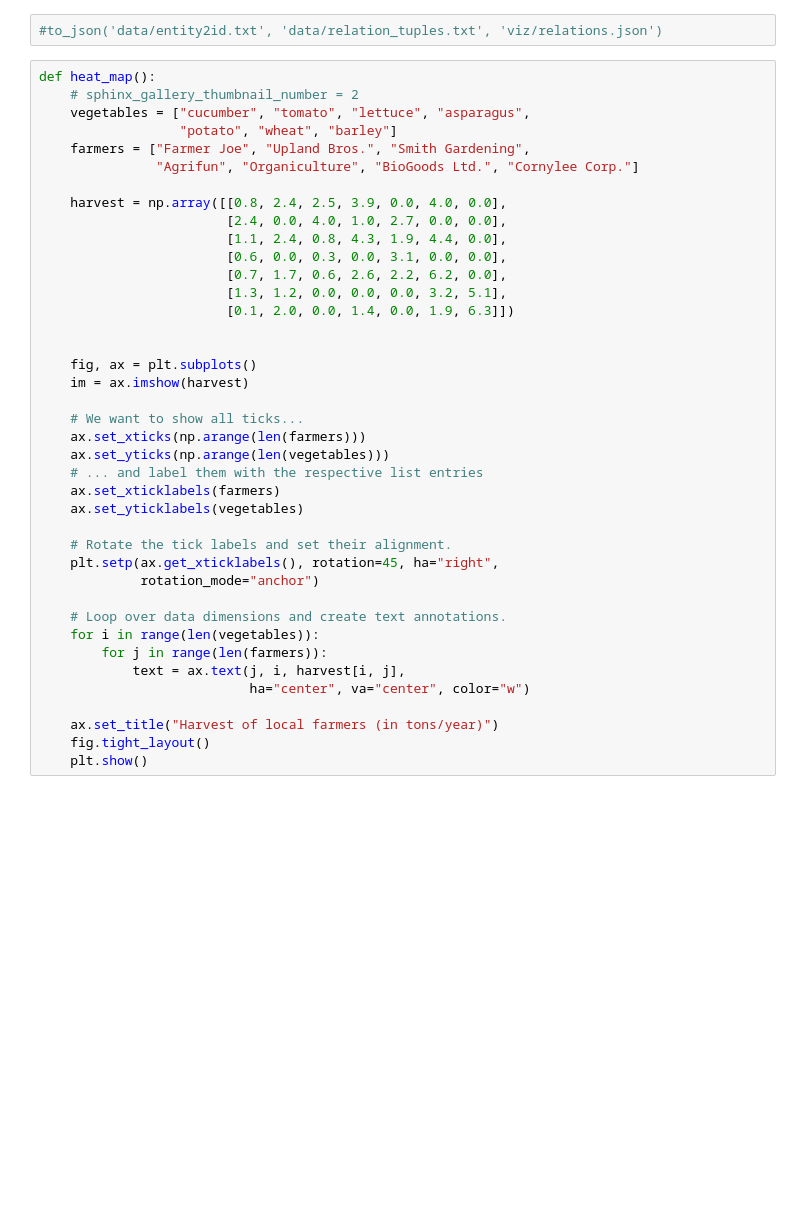
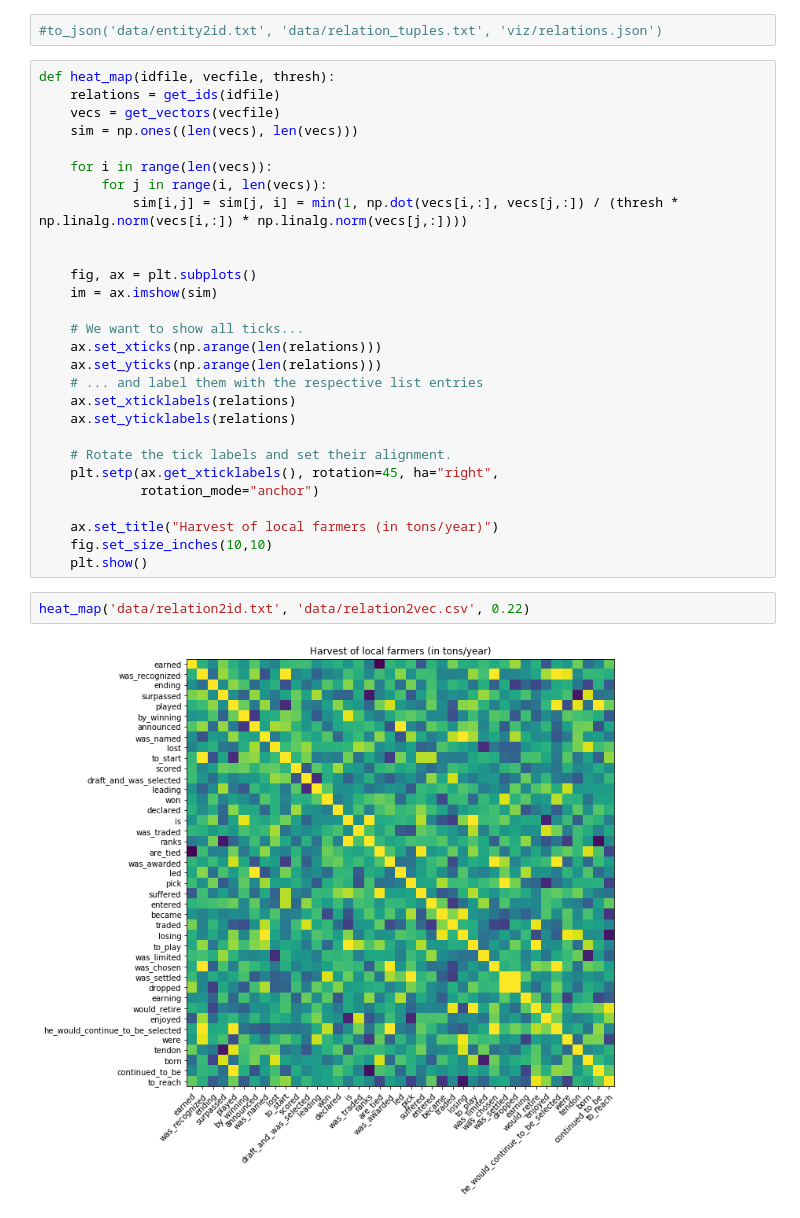
Before and after one commit to CornellDataScience/Insights-Knowledge-Graphs, a Jupyter notebook: Predicate Mapping.ipynb, the cells around one changed output. Cells and saved outputs as stored; diff of their text form; blank space fills up the shorter version.

Commit message:
heat map

```diff
--- a/Predicate Mapping.ipynb
+++ b/Predicate Mapping.ipynb
@@ -123,43 +123,35 @@ def to_json(eidfile, triplefile, jsonfile):
         outfile.write(json.dumps(jsondict))
 # %%
 #to_json('data/entity2id.txt', 'data/relation_tuples.txt', 'viz/relations.json')
-# %%
-def heat_map():
-    # sphinx_gallery_thumbnail_number = 2
-    vegetables = ["cucumber", "tomato", "lettuce", "asparagus",
-                  "potato", "wheat", "barley"]
-    farmers = ["Farmer Joe", "Upland Bros.", "Smith Gardening",
-               "Agrifun", "Organiculture", "BioGoods Ltd.", "Cornylee Corp."]
-
-    harvest = np.array([[0.8, 2.4, 2.5, 3.9, 0.0, 4.0, 0.0],
-                        [2.4, 0.0, 4.0, 1.0, 2.7, 0.0, 0.0],
-                        [1.1, 2.4, 0.8, 4.3, 1.9, 4.4, 0.0],
-                        [0.6, 0.0, 0.3, 0.0, 3.1, 0.0, 0.0],
-                        [0.7, 1.7, 0.6, 2.6, 2.2, 6.2, 0.0],
-                        [1.3, 1.2, 0.0, 0.0, 0.0, 3.2, 5.1],
-                        [0.1, 2.0, 0.0, 1.4, 0.0, 1.9, 6.3]])
-
-
-    fig, ax = plt.subplots()
-    im = ax.imshow(harvest)
-
-    # We want to show all ticks...
-    ax.set_xticks(np.arange(len(farmers)))
-    ax.set_yticks(np.arange(len(vegetables)))
-    # ... and label them with the respective list entries
-    ax.set_xticklabels(farmers)
-    ax.set_yticklabels(vegetables)
-
-    # Rotate the tick labels and set their alignment.
-    plt.setp(ax.get_xticklabels(), rotation=45, ha="right",
-             rotation_mode="anchor")
-
-    # Loop over data dimensions and create text annotations.
-    for i in range(len(vegetables)):
-        for j in range(len(farmers)):
-            text = ax.text(j, i, harvest[i, j],
-                           ha="center", va="center", color="w")
-
-    ax.set_title("Harvest of local farmers (in tons/year)")
-    fig.tight_layout()
-    plt.show()
+# %%
+def heat_map(idfile, vecfile, thresh):
+    relations = get_ids(idfile)
+    vecs = get_vectors(vecfile)
+    sim = np.ones((len(vecs), len(vecs)))
+
+    for i in range(len(vecs)):
+        for j in range(i, len(vecs)):
+            sim[i,j] = sim[j, i] = min(1, np.dot(vecs[i,:], vecs[j,:]) / (thresh * np.linalg.norm(vecs[i,:]) * np.linalg.norm(vecs[j,:])))
+
+
+    fig, ax = plt.subplots()
+    im = ax.imshow(sim)
+
+    # We want to show all ticks...
+    ax.set_xticks(np.arange(len(relations)))
+    ax.set_yticks(np.arange(len(relations)))
+    # ... and label them with the respective list entries
+    ax.set_xticklabels(relations)
+    ax.set_yticklabels(relations)
+
+    # Rotate the tick labels and set their alignment.
+    plt.setp(ax.get_xticklabels(), rotation=45, ha="right",
+             rotation_mode="anchor")
+
+    ax.set_title("Harvest of local farmers (in tons/year)")
+    fig.set_size_inches(10,10)
+    plt.show()
+# %%
+heat_map('data/relation2id.txt', 'data/relation2vec.csv', 0.22)
+# %% [output]
+[figure, added]
```
Also changed, not shown: 4 other files.
